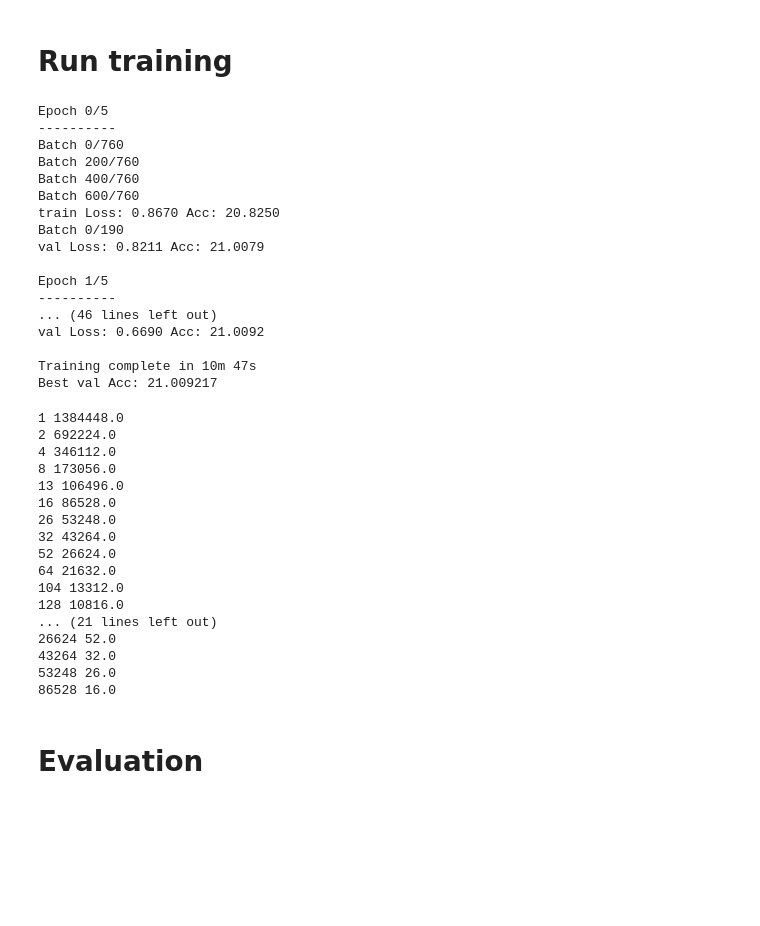
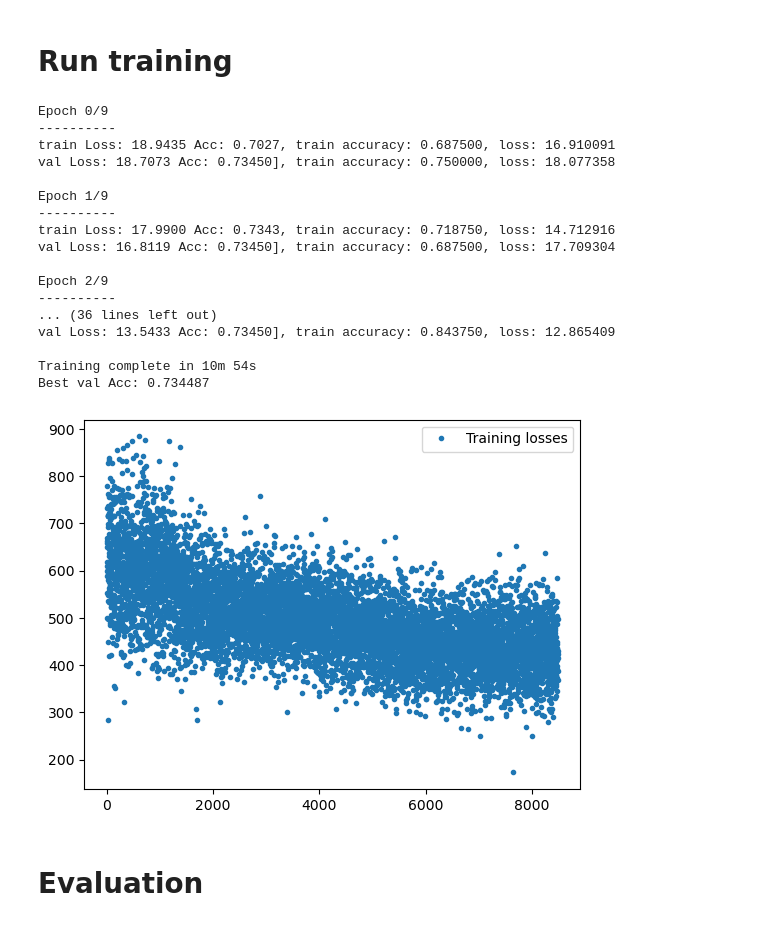
Before and after one commit to FranzSw/7-vs-capsule, a Jupyter notebook: src/classification.ipynb, the cells around one changed output. Cells and saved outputs as stored; diff of their text form; code cells hidden in the pictures; blank space fills up the shorter version.

```diff
--- a/src/classification.ipynb
+++ b/src/classification.ipynb
@@ -39,23 +33,23 @@ torch.Size([3, 512, 512])
 # %% [markdown]
 # Defining datasets (train/validation)
 # %%
+from lungpetctdx_dataset import all_class_names
 preprocess = transforms.Compose([
     transforms.ToPILImage(),
     transforms.Resize(32),
     #transforms.CenterCrop(224),
     transforms.ToTensor(),
     transforms.Normalize(mean=[0.485, 0.456, 0.406], std=[0.229, 0.224, 0.225]),
-    #transforms.Grayscale(),
+    transforms.Grayscale(),
 ])
-
-trainSet, valSet = random_split(LungPetCtDxDataset(transform=preprocess), [0.8, 0.2])
+ds = LungPetCtDxDataset(transform=preprocess,
+    exclude_classes=[all_class_names[1],all_class_names[2]])
+trainSet, valSet = random_split(ds, [0.8, 0.2])
 dataloaders = {
     "train": torch.utils.data.DataLoader(trainSet, batch_size=32, shuffle=True, num_workers=4),
     "val": torch.utils.data.DataLoader(valSet, batch_size=32, shuffle=True, num_workers=4)
 }
-
-class_names = ["Adenocarcinoma", "Small Cell Carcinoma", "Large Cell Carcinoma", "Squamous Cell Carcinoma"]
-num_classes = len(class_names)
+num_classes = len(ds.class_names)
 dataset_sizes = {"train": len(trainSet),"val": len(valSet)}
 # %% [markdown]
 # Defining model
@@ -188,51 +191,26 @@ exp_lr_scheduler = lr_scheduler.StepLR(optimizer_ft, step_size=7, gamma=0.1)
 # Run training
 # %%
 model = train_model(model, criterion, optimizer_ft, exp_lr_scheduler,
-                       num_epochs=6)
+                       num_epochs=10)
 # %% [output]
-Epoch 0/5
+Epoch 0/9
 ----------
-Batch 0/760
-Batch 200/760
-Batch 400/760
-Batch 600/760
-train Loss: 0.8670 Acc: 20.8250
-Batch 0/190
-val Loss: 0.8211 Acc: 21.0079
+train Loss: 18.9435 Acc: 0.7027, train accuracy: 0.687500, loss: 16.910091
+val Loss: 18.7073 Acc: 0.73450], train accuracy: 0.750000, loss: 18.077358
 
-Epoch 1/5
+Epoch 1/9
 ----------
-... (46 lines left out)
-val Loss: 0.6690 Acc: 21.0092
+train Loss: 17.9900 Acc: 0.7343, train accuracy: 0.718750, loss: 14.712916
+val Loss: 16.8119 Acc: 0.73450], train accuracy: 0.687500, loss: 17.709304
 
-Training complete in 10m 47s
-Best val Acc: 21.009217
+Epoch 2/9
+----------
+... (36 lines left out)
+val Loss: 13.5433 Acc: 0.73450], train accuracy: 0.843750, loss: 12.865409
+
+Training complete in 10m 54s
+Best val Acc: 0.734487
+[figure, added]
-# %%
-n= 88604672
-
-for i in range(1,100000):
-    r = ((n/32)/2)%i
-    t = ((n/32)/2)/i
-    if r==0:
-        print(i,t)
-# %% [output]
-1 1384448.0
-2 692224.0
-4 346112.0
-8 173056.0
-13 106496.0
-16 86528.0
-26 53248.0
-32 43264.0
-52 26624.0
-64 21632.0
-104 13312.0
-128 10816.0
-... (21 lines left out)
-26624 52.0
-43264 32.0
-53248 26.0
-86528 16.0
 # %% [markdown]
 # Evaluation
 # %%
```
Also changed, not shown: parts of 10 cells of this notebook, 5 other files.
